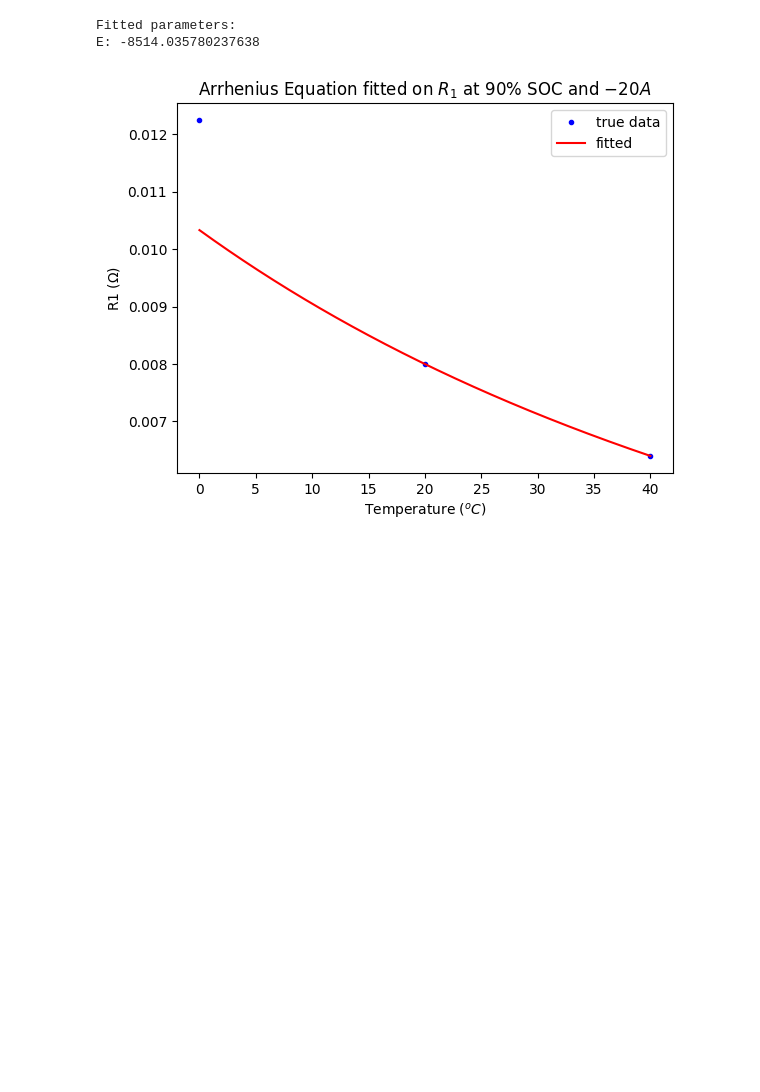
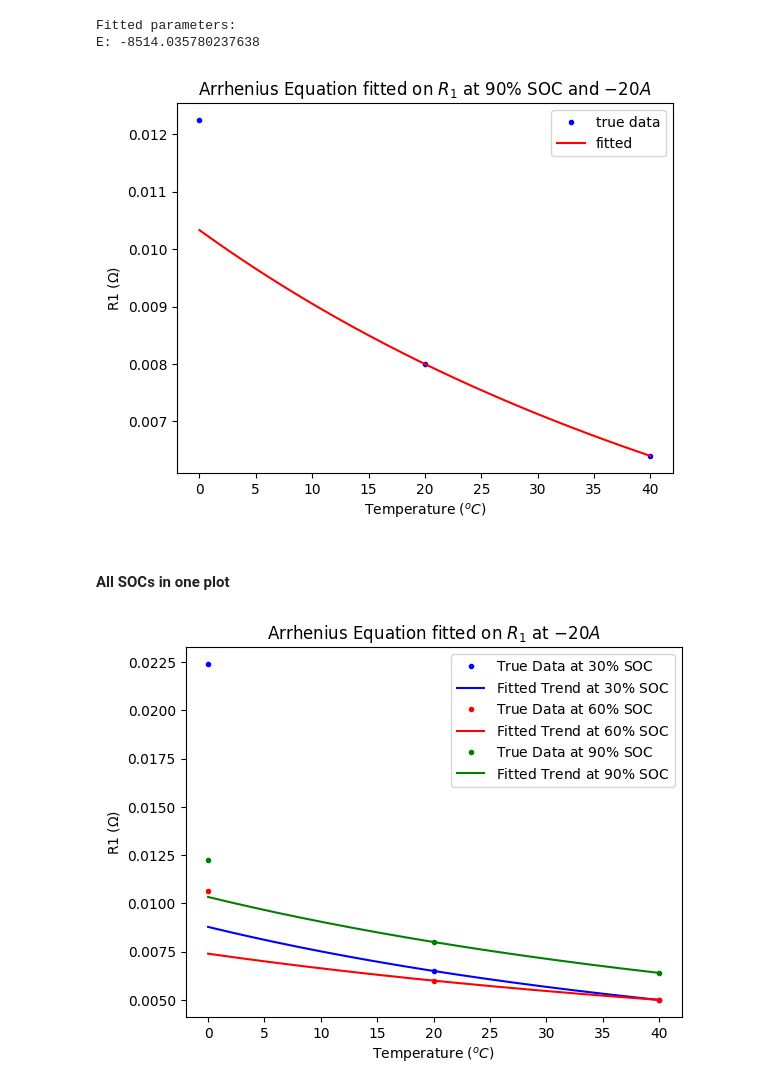
Before and after one commit to sunfanyi/modelling-of-lithium-ion-batteries, a Jupyter notebook: part_3.9.ipynb, the cells around one changed output. Saved outputs shown, nothing was run; the diff lists cells and outputs as text; code cells hidden in the pictures; blank space fills up the shorter version.

```diff
--- a/part_3.9.ipynb
+++ b/part_3.9.ipynb
@@ -376,14 +383,14 @@ y_true = R1_true30[1:]
 my_func = Arrhenius
 popts, _, _ = fit_RC(T_fit, y_true, my_func)
 
-y_pred = Arrhenius(x_plot, *popts)
+y_pred30 = Arrhenius(x_plot, *popts)
 
 print('Fitted parameters:')
 print('E:', popts[0])
 
 
 plt.plot(x, R1_true30, 'b.', label='true data')
-plt.plot(x_plot, y_pred, 'r-', label='fitted')
+plt.plot(x_plot, y_pred30, 'r-', label='fitted')
 plt.legend()
 plt.xlabel('Temperature ($^oC$)')
 plt.ylabel('R1 ($\Omega$)')
@@ -403,14 +410,14 @@ y_true = R1_true60[1:]
 my_func = Arrhenius
 popts, _, _ = fit_RC(T_fit, y_true, my_func)
 
-y_pred = Arrhenius(x_plot, *popts)
+y_pred60 = Arrhenius(x_plot, *popts)
 
 print('Fitted parameters:')
 print('E:', popts[0])
 
 
 plt.plot(x, R1_true60, 'b.', label='true data')
-plt.plot(x_plot, y_pred, 'r-', label='fitted')
+plt.plot(x_plot, y_pred60, 'r-', label='fitted')
 plt.legend()
 plt.xlabel('Temperature ($^oC$)')
 plt.ylabel('R1 ($\Omega$)')
@@ -430,14 +437,14 @@ y_true = R1_true90[1:]
 my_func = Arrhenius
 popts, _, _ = fit_RC(T_fit, y_true, my_func)
 
-y_pred = Arrhenius(x_plot, *popts)
+y_pred90 = Arrhenius(x_plot, *popts)
 
 print('Fitted parameters:')
 print('E:', popts[0])
 
 
 plt.plot(x, R1_true90, 'b.', label='true data')
-plt.plot(x_plot, y_pred, 'r-', label='fitted')
+plt.plot(x_plot, y_pred90, 'r-', label='fitted')
 plt.legend()
 plt.xlabel('Temperature ($^oC$)')
 plt.ylabel('R1 ($\Omega$)')
@@ -447,3 +454,21 @@ plt.show()
 Fitted parameters:
 E: -8514.035780237638
 [figure]
+# %% [markdown]
+#### All SOCs in one plot
+# %%
+plt.plot(x, R1_true30, 'b.', label='True Data at $30\%$ SOC')
+plt.plot(x_plot, y_pred30, 'b-', label='Fitted Trend at $30\%$ SOC')
+
+plt.plot(x, R1_true60, 'r.', label='True Data at $60\%$ SOC')
+plt.plot(x_plot, y_pred60, 'r-', label='Fitted Trend at $60\%$ SOC')
+
+plt.plot(x, R1_true90, 'g.', label='True Data at $90\%$ SOC')
+plt.plot(x_plot, y_pred90, 'g-', label='Fitted Trend at $90\%$ SOC')
+plt.legend()
+plt.xlabel('Temperature ($^oC$)')
+plt.ylabel('R1 ($\Omega$)')
+plt.title('Arrhenius Equation fitted on $R_1$ at $-20A$')
+plt.show()
+# %% [output]
+[figure, added]
```
Also changed, not shown: parts of 2 cells of this notebook.
